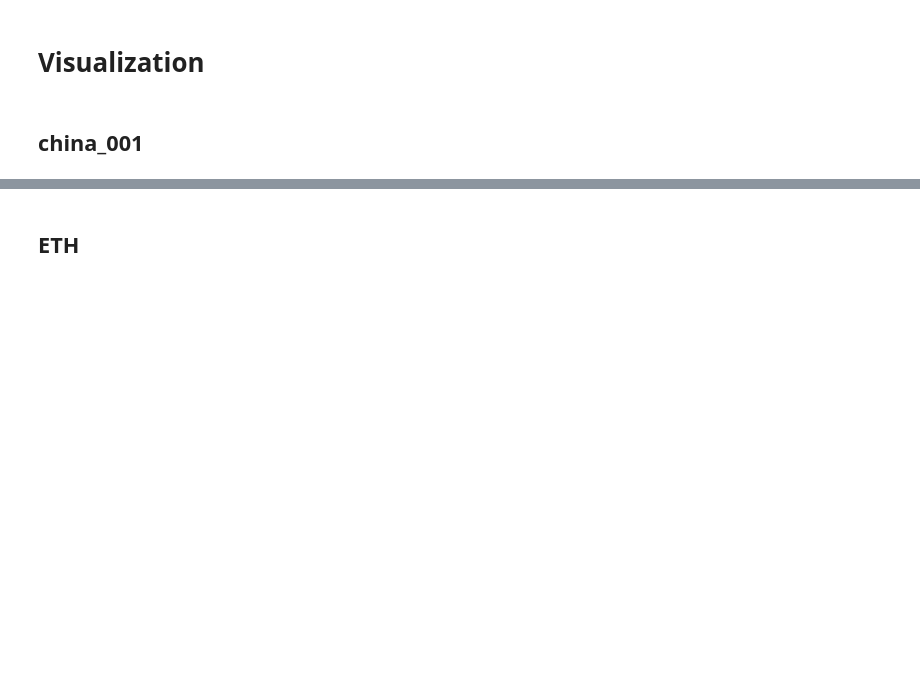
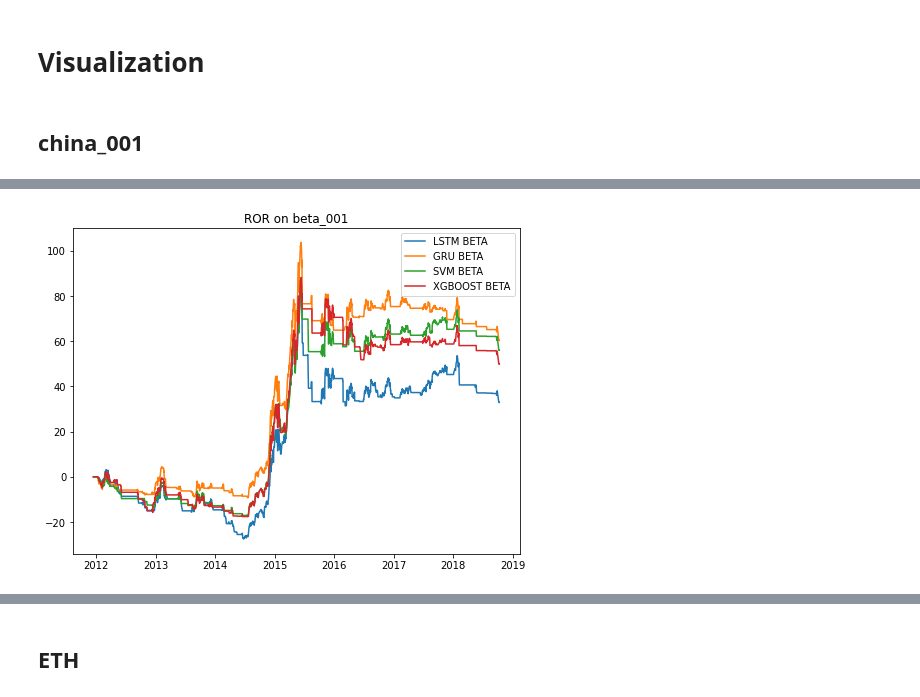
Before and after one commit to fshnkarimi/Labeling, a Jupyter notebook: Buy&Hold.ipynb, the cells around one changed output, grey strips where cells are left out. Saved outputs shown, nothing was run; the diff lists cells and outputs as text; code cells hidden in the pictures; blank space fills up the shorter version.

```diff
--- a/Buy&Hold.ipynb
+++ b/Buy&Hold.ipynb
@@ -584,0 +1633,4 @@ plt.show()
+# %%
+visualize_ror(df_dict, 'beta_001', True)
+# %% [output]
+[figure, added]
```
Also changed, not shown: parts of 204 cells of this notebook.
